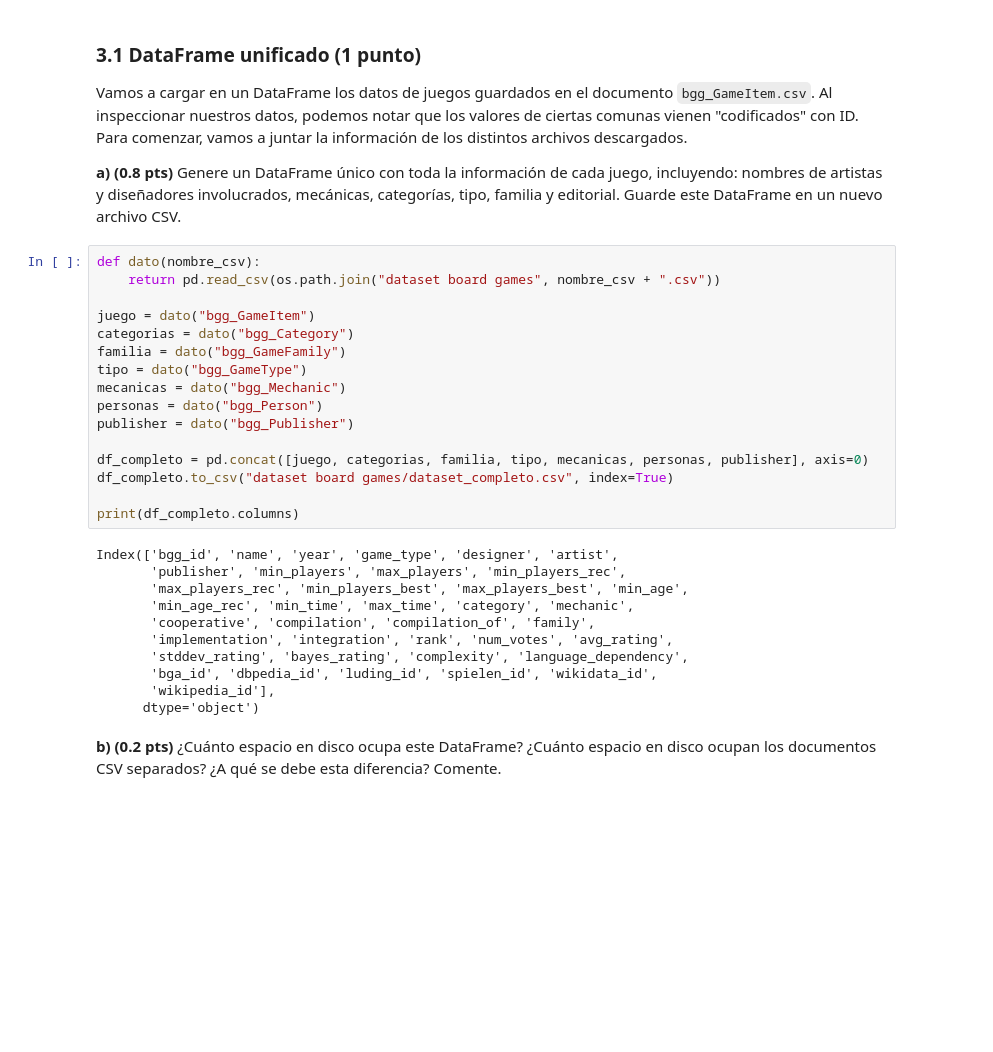
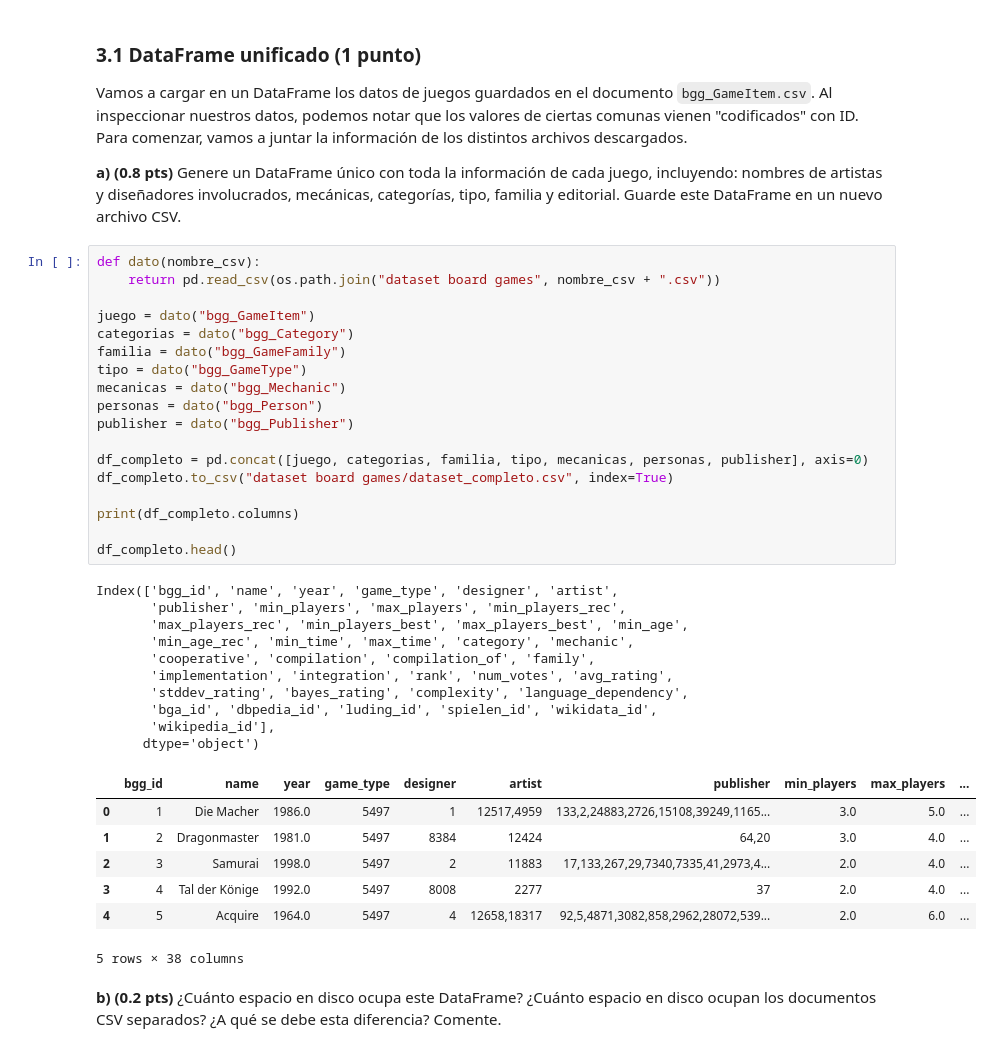
Before and after one commit to esteban78009/IMT2200-Esteban-Cortes, a Jupyter notebook: tareas/tarea 01/IMT2200-25s2 - Tarea 01.ipynb, the cells around one changed output. Saved outputs shown, nothing was run; the diff lists cells and outputs as text; blank space fills up the shorter version.

```diff
--- a/tareas/tarea 01/IMT2200-25s2 - Tarea 01.ipynb
+++ b/tareas/tarea 01/IMT2200-25s2 - Tarea 01.ipynb
@@ -86,30 +86,39 @@ Vamos a cargar en un DataFrame los datos de juegos guardados en el documento `bg
 # %%
 def dato(nombre_csv):
     return pd.read_csv(os.path.join("dataset board games", nombre_csv + ".csv"))
 
 juego = dato("bgg_GameItem")
 categorias = dato("bgg_Category")
 familia = dato("bgg_GameFamily")
 tipo = dato("bgg_GameType")
 mecanicas = dato("bgg_Mechanic")
 personas = dato("bgg_Person")
 publisher = dato("bgg_Publisher")
 
 df_completo = pd.concat([juego, categorias, familia, tipo, mecanicas, personas, publisher], axis=0)
 df_completo.to_csv("dataset board games/dataset_completo.csv", index=True)
 
 print(df_completo.columns)
+
+df_completo.head()
 # %% [output]
 Index(['bgg_id', 'name', 'year', 'game_type', 'designer', 'artist',
        'publisher', 'min_players', 'max_players', 'min_players_rec',
        'max_players_rec', 'min_players_best', 'max_players_best', 'min_age',
        'min_age_rec', 'min_time', 'max_time', 'category', 'mechanic',
        'cooperative', 'compilation', 'compilation_of', 'family',
        'implementation', 'integration', 'rank', 'num_votes', 'avg_rating',
        'stddev_rating', 'bayes_rating', 'complexity', 'language_dependency',
        'bga_id', 'dbpedia_id', 'luding_id', 'spielen_id', 'wikidata_id',
        'wikipedia_id'],
       dtype='object')
+|  | bgg_id | name | year | game_type | designer | artist | publisher | min_players | max_players | ... |
+| 0 | 1 | Die Macher | 1986.0 | 5497 | 1 | 12517,4959 | 133,2,24883,2726,15108,39249,1165... | 3.0 | 5.0 | ... |
+| 1 | 2 | Dragonmaster | 1981.0 | 5497 | 8384 | 12424 | 64,20 | 3.0 | 4.0 | ... |
+| 2 | 3 | Samurai | 1998.0 | 5497 | 2 | 11883 | 17,133,267,29,7340,7335,41,2973,4... | 2.0 | 4.0 | ... |
+| 3 | 4 | Tal der Könige | 1992.0 | 5497 | 8008 | 2277 | 37 | 2.0 | 4.0 | ... |
+| 4 | 5 | Acquire | 1964.0 | 5497 | 4 | 12658,18317 | 92,5,4871,3082,858,2962,28072,539... | 2.0 | 6.0 | ... |
+5 rows × 38 columns
 # %% [markdown]
 **b) (0.2 pts)** ¿Cuánto espacio en disco ocupa este DataFrame? ¿Cuánto espacio en disco ocupan los documentos CSV separados? ¿A qué se debe esta diferencia? Comente.
 # %% [markdown]
```
Also changed, not shown: parts of 11 cells of this notebook, 3 other files.
